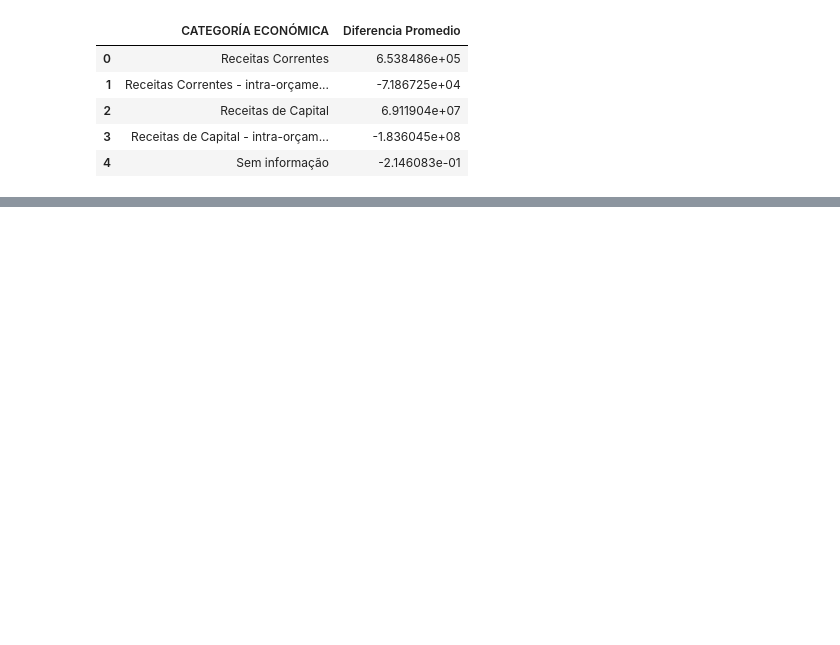
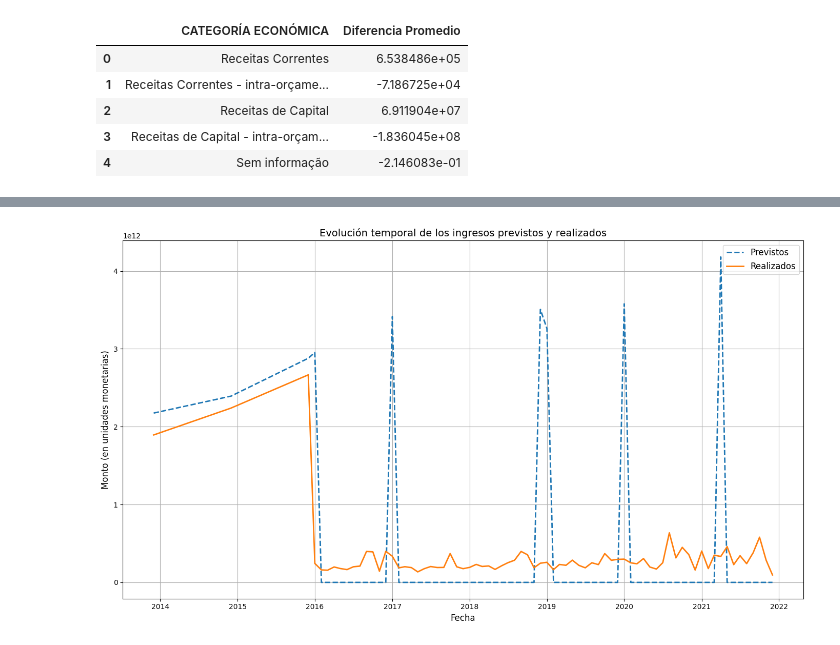
Before and after one commit to clausoler/Proyecto2_Brasil, a Jupyter notebook: ingresos_públicos_brasil.ipynb, the cells around one changed output, grey strips where cells are left out. Saved outputs shown, nothing was run; the diff lists cells and outputs as text; code cells hidden in the pictures; blank space fills up the shorter version.

```diff
--- a/ingresos_públicos_brasil.ipynb
+++ b/ingresos_públicos_brasil.ipynb
@@ -1638,0 +1850,28 @@ diferencias_promedio
+# %%
+# Agrupar por mes para analizar la evolución temporal
+df_datos_brasil['MES_AÑO'] = df_datos_brasil['FECHA REGISTRO'].dt.to_period('M')
+evolucion_ingresos = df_datos_brasil.groupby('MES_AÑO').agg({
+    'VALOR PREVISTO ACTUALIZADO': 'sum',
+    'VALOR REALIZADO': 'sum'
+}).reset_index()
+
+# Convertir "MES_AÑO" a tipo fecha para graficar
+evolucion_ingresos['MES_AÑO'] = evolucion_ingresos['MES_AÑO'].dt.to_timestamp()
+
+# Graficar la evolución temporal
+plt.figure(figsize=(14, 8))
+plt.plot(evolucion_ingresos['MES_AÑO'], evolucion_ingresos['VALOR PREVISTO ACTUALIZADO'], label='Previstos', linestyle='--', linewidth=2)
+plt.plot(evolucion_ingresos['MES_AÑO'], evolucion_ingresos['VALOR REALIZADO'], label='Realizados', linewidth=2)
+
+# Configuración del gráfico
+plt.xlabel('Fecha', fontsize=12)
+plt.ylabel('Monto (en unidades monetarias)', fontsize=12)
+plt.title('Evolución temporal de los ingresos previstos y realizados', fontsize=14)
+plt.legend(fontsize=12)
+plt.grid(True)
+plt.tight_layout()
+
+# Mostrar el gráfico
+plt.show()
+# %% [output]
+[figure, added]
```
Also changed, not shown: parts of 17 cells of this notebook, 1 other file.
